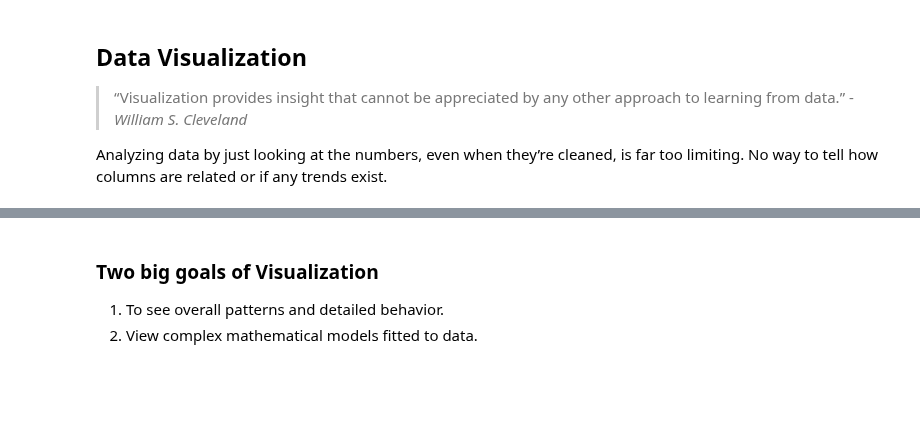
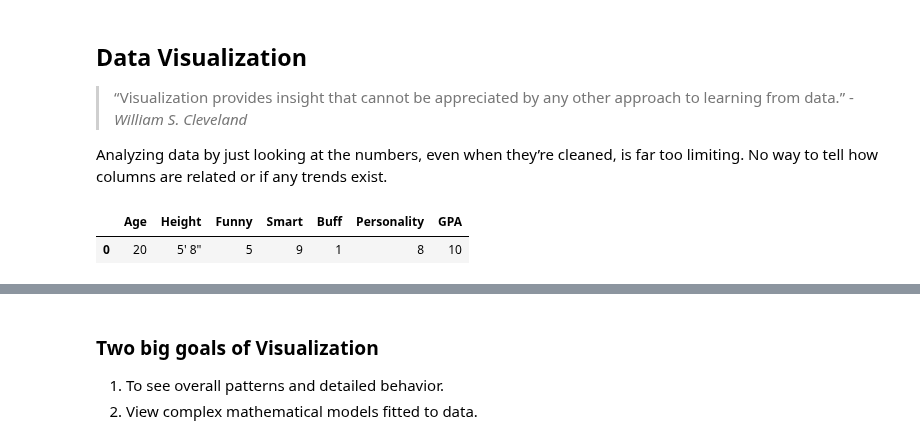
Before and after one commit to SUSA-org/Fall-2018-Career-Exploration, a Jupyter notebook: Lectures/Lecture8/dataclean.ipynb, the cells around one changed output, grey strips where cells are left out. Saved outputs shown, nothing was run; the diff lists cells and outputs as text; code cells hidden in the pictures; blank space fills up the shorter version.

Commit message:
Added patrick csv

```diff
--- a/Lectures/Lecture8/dataclean.ipynb
+++ b/Lectures/Lecture8/dataclean.ipynb
@@ -529,6 +529,12 @@ Now let's move on toward Data Visualization & Linear Modelling.
 
 Analyzing data by just looking at the numbers, even when they’re cleaned, is far too limiting.
 No way to tell how columns are related or if any trends exist.
+# %%
+patrick = pd.read_csv('DATA/patrick.csv')
+patrick
+# %% [output]
+|  | Age | Height | Funny | Smart | Buff | Personality | GPA |
+| 0 | 20 | 5' 8" | 5 | 9 | 1 | 8 | 10 |
 # %% [markdown]
 <img src="IMAGES/patrick.JPG">
 # %% [markdown]
```
Also changed, not shown: 1 other file.
